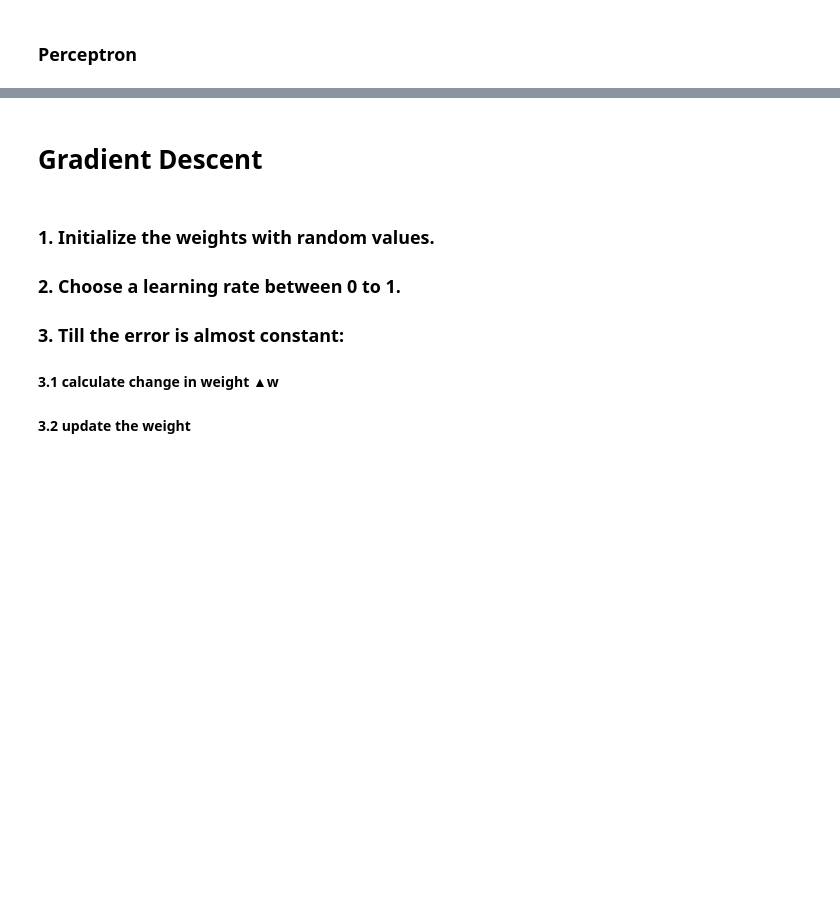
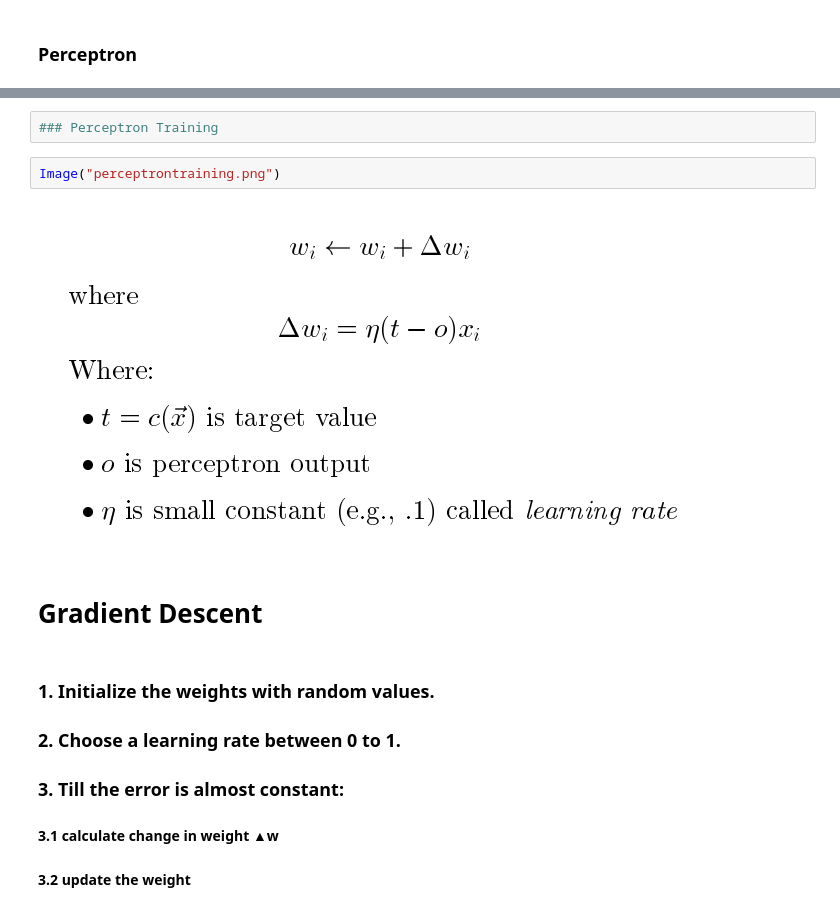
Before and after one commit to shreyans29/thesemicolon, a Jupyter notebook: Perceptron and Gradient Descent.ipynb, the cells around one changed output, grey strips where cells are left out. Drawn from its saved outputs; the diff is of its cells as text; blank space fills up the shorter version.

```diff
--- a/Perceptron and Gradient Descent.ipynb
+++ b/Perceptron and Gradient Descent.ipynb
@@ -9,3 +8,9 @@
+# %%
+### Perceptron Training
+# %%
+Image("perceptrontraining.png")
+# %% [output]
+[figure, added]
 # %% [markdown]
 # Gradient Descent
 # %% [markdown]
```
Also changed, not shown: parts of 6 cells of this notebook.
